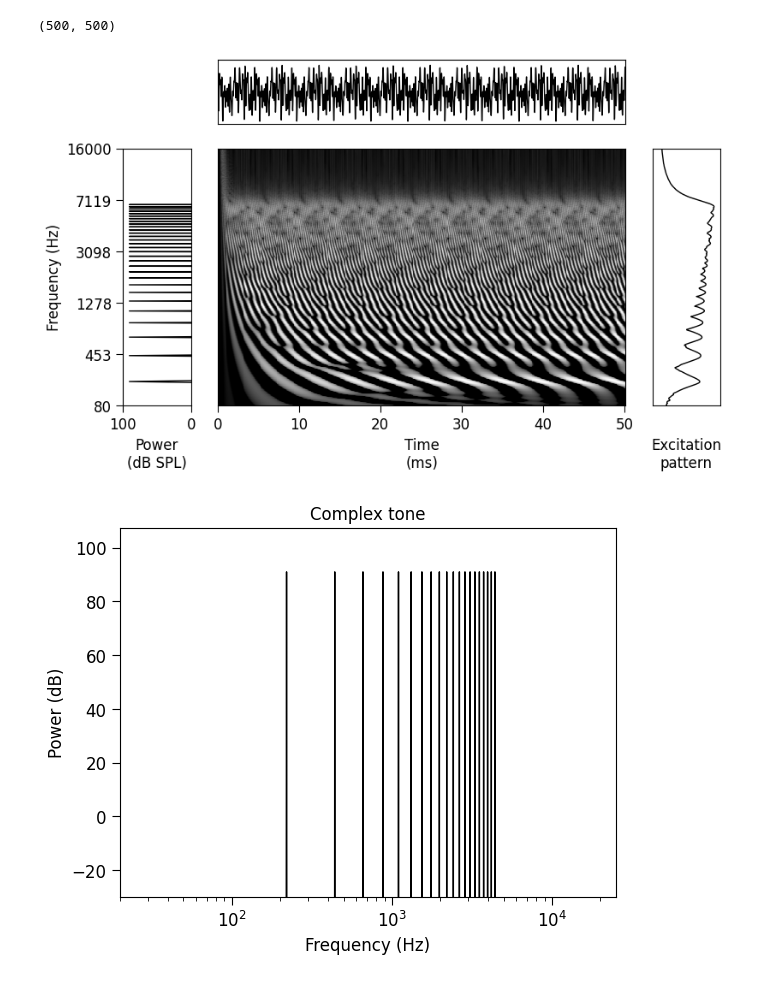
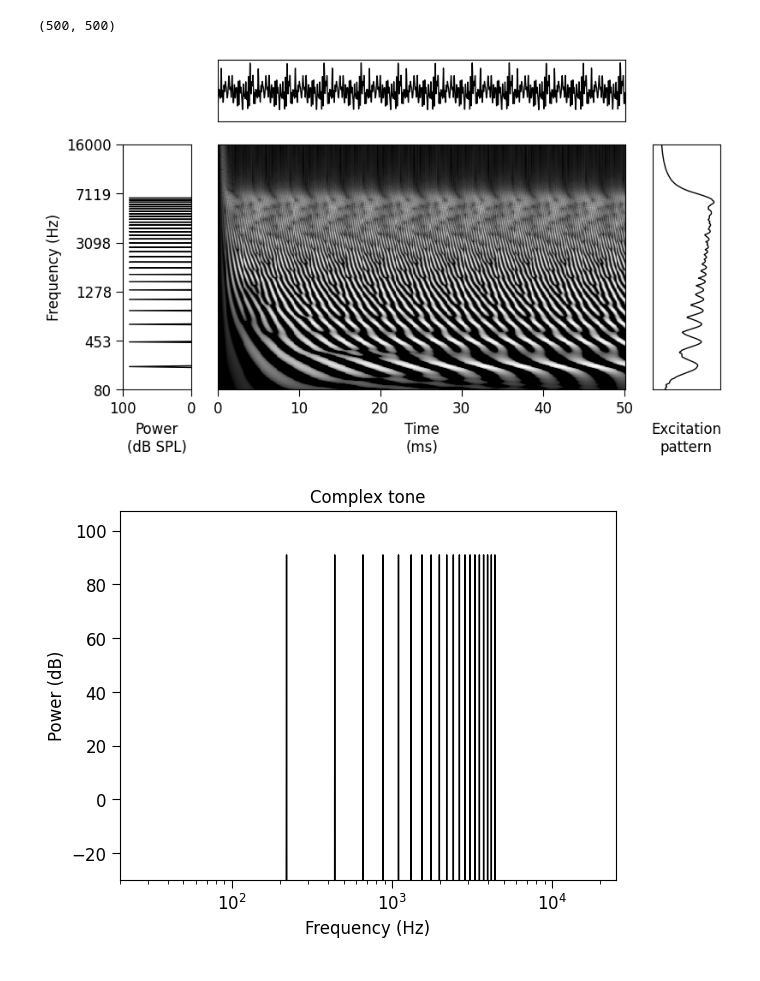
Before and after one commit to msaddler/auditory_model_tutorial, a Jupyter notebook: DEV.ipynb, the cells around one changed output. Saved outputs shown, nothing was run; the diff lists cells and outputs as text; code cells hidden in the pictures.

Commit message:
cleaning up implementation of utils.make_nervegram_plot

```diff
--- a/DEV.ipynb
+++ b/DEV.ipynb
@@ -180,33 +180,16 @@ print(x_nervegram.shape)
 # %%
 importlib.reload(utils)
 
-fig, ax_arr = plt.subplots(
-    nrows=2,
-    ncols=3,
-    figsize=(6 * 1.5, 3.5 * 1.5),
-    gridspec_kw={
-        "wspace": 0.15,
-        "hspace": 0.15,
-        "width_ratios": [1,6,1],
-        "height_ratios": [1,4],
-    }
-)
-utils.make_nervegram_plot(
-    ax_arr,
-    ax_idx_waveform=1,
-    ax_idx_spectrum=3,
-    ax_idx_nervegram=4,
-    ax_idx_excitation=5,
+fig, ax_arr = utils.make_nervegram_plot(
     waveform=x,
     nervegram=x_nervegram,
     sr_waveform=cochlear_model.sr_input,
     sr_nervegram=cochlear_model.sr_output,
     cfs=cochlear_model.cfs,
 )
-fig.align_xlabels(ax_arr)
 plt.show()
 # %% [output]
-[figure, old version]
+[figure, new version]
 # %%
 for _ in tqdm.tqdm(range(10)):
     cochlear_model(x_tensor).squeeze(0)
```
Also changed, not shown: parts of 1 cell of this notebook, 4 other files.
